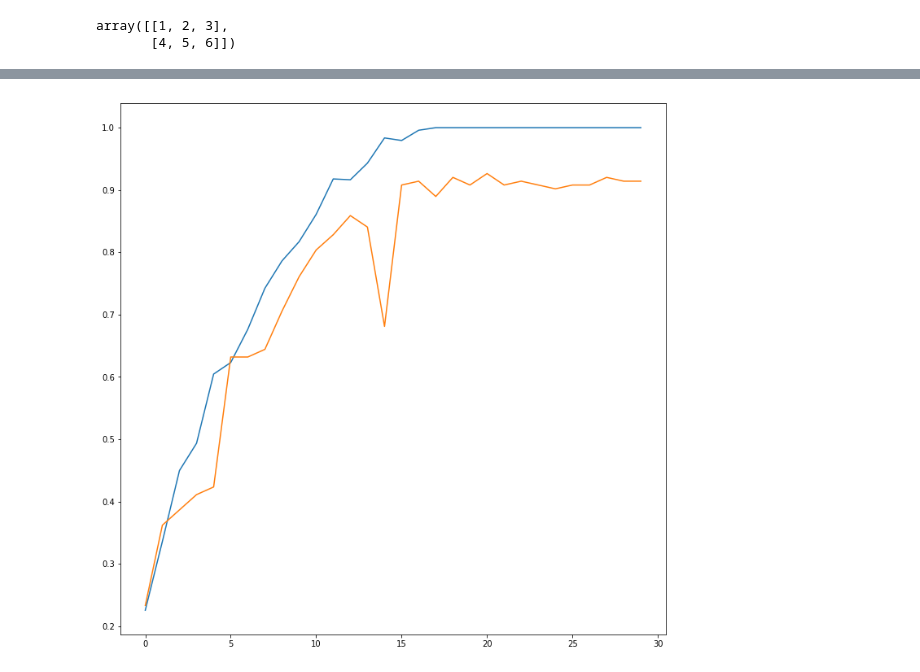
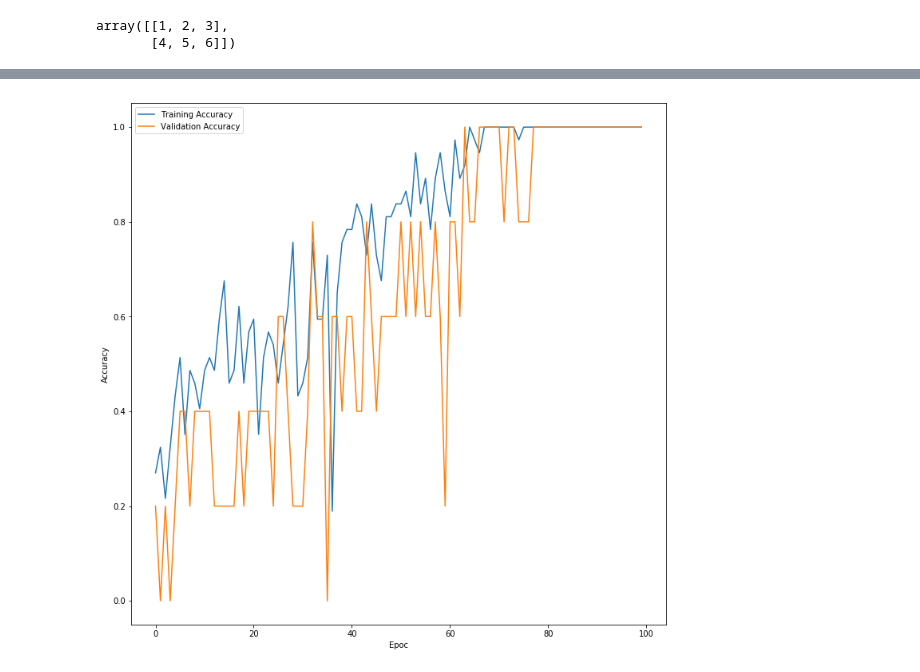
Before and after one commit to danish241194/Syntactic-Recurrent-Neural-Network-for-Authorship-Attribution, a Jupyter notebook: HIndi_Preprocesing_And_Training.ipynb, the cells around one changed output, grey strips where cells are left out. Saved outputs shown, nothing was run; the diff lists cells and outputs as text; code cells hidden in the pictures.

Commit message:
Final Hindidata Lstm-Lstm

```diff
--- a/HIndi_Preprocesing_And_Training.ipynb
+++ b/HIndi_Preprocesing_And_Training.ipynb
@@ -57,23 +60,27 @@ def seperate_sentences(data):
 def Sentence_to_POS(all_sentences):
 
     data=[]
+    train_data = indian.tagged_sents('hindi.pos')
+    tnt_pos_tagger = tnt.TnT()
+    tnt_pos_tagger.train(train_data)
+
     for sentence in all_sentences:
         one_sentence_pos = []
         '''
         Word tokenizers is used to find the words and punctuation in a string
         '''
-        wordsList = nltk.word_tokenize(sentence)
+#         wordsList = nltk.word_tokenize(sentence)
 
         '''
         Removing stop words from wordList.
         '''
-        wordsList = [w for w in wordsList if not w in stop_words]
+#         wordsList = [w for w in wordsList if not w in stop_words]
 
         '''
         Using a Tagger. Which is part-of-speech tagger or POS-tagger.
         '''
 
-        tagged = nltk.pos_tag(wordsList)
+        tagged = (tnt_pos_tagger.tag(nltk.word_tokenize(sentence)))
         for x in tagged:
             one_sentence_pos.append(x[1])
         data.append(one_sentence_pos)
@@ -108,17 +115,14 @@ def Get_X_and_Y_In_POS_Form(path_of_dataset_directory,number_of_sentences_in_one
     The function calls will let u understand more the flow of code
     '''
 #     all_files = os.listdir(path_of_dataset_directory)
-    all_files = ['12ItrainA1.TXT','12ItrainA2.TXT','12ItrainB1.TXT','12ItrainB2.TXT','12ItrainC1.TXT','12ItrainC2.TXT','12ItrainD1.TXT','12ItrainD2.TXT'
-                ,'12ItrainE1.TXT','12ItrainE2.TXT','12ItrainF1.TXT','12ItrainF2.TXT','12ItrainG1.TXT','12ItrainG2.TXT','12ItrainH1.TXT','12ItrainH2.TXT'
-                ,'12ItrainI1.TXT','12ItrainI2.TXT','12ItrainJ1.TXT','12ItrainJ2.TXT','12ItrainK1.TXT','12ItrainK2.TXT','12ItrainL1.TXT','12ItrainL2.TXT'
-                 ,'12ItrainM1.TXT','12ItrainM2.TXT','12ItrainN1.TXT','12ItrainN2.TXT']
+    all_files = ['12ItrainR1.TXT','12ItrainR2.TXT','12ItrainO1.TXT','12ItrainS2.TXT','12ItrainS1.TXT','12ItrainU1.TXT','12ItrainU2.TXT','12ItrainV1.TXT','12ItrainW1.TXT']
     novel_POS=[]
     novel_label=[]
     file_number=1
     for filename in all_files:
         print(file_number,"/",len(all_files)," Done")
         file_number+=1
-        full_path = '/content/gdrive/My Drive/dataset_smai/'+filename
+        full_path = '/content/gdrive/My Drive/hindidataset/'+filename
         with open(full_path, 'r') as f:
             data = f.read().replace('"\n"','').replace('\n',' ').replace('- ','')
             all_sentences = seperate_sentences(data)
@@ -424,8 +387,8 @@ merge_ = Bidirectional(CuDNNLSTM(SECOND_LSTM,return_sequences=True),merge_mode='
 # merge_ = TimeDistributed(Dense(128))(merge_)
 
 attention_mul = Attention(100)(merge_)#step_dimen =100
-output = Dense(14, activation='softmax')(attention_mul)
-
+output = Dense(6, activation='softmax')(attention_mul)
+/''
 model = Model(inputs=inputs_,outputs=output)
 model.summary()
 # %% [output]
@@ -455,5 +418,5 @@ array([[1, 2, 3],
 model.compile(loss='categorical_crossentropy',
               optimizer=optimizers.Nadam(lr=0.001),
               metrics=['accuracy'])
-history = model.fit(X_train,y_binary, epochs=30,validation_split=0.1)
+history = model.fit(X_train,y_binary, epochs=100,validation_split=0.1)
 # %% [output]
@@ -477,10 +440,13 @@ Epoch 30/30
 # %%
 import pandas as pd
 import matplotlib.pyplot as plt
 hist = pd.DataFrame(history.history)
 plt.figure(figsize=(12,12))
-plt.plot(hist["acc"])
-plt.plot(hist["val_acc"])
+plt.plot(hist["acc"],label="Training Accuracy")
+plt.plot(hist["val_acc"],label="Validation Accuracy")
+plt.xlabel("Epoc")
+plt.ylabel("Accuracy")
+plt.legend()
 plt.show()
 # %% [output]
-[figure, old version]
+[figure, new version]
```
Also changed, not shown: parts of 13 cells of this notebook.
